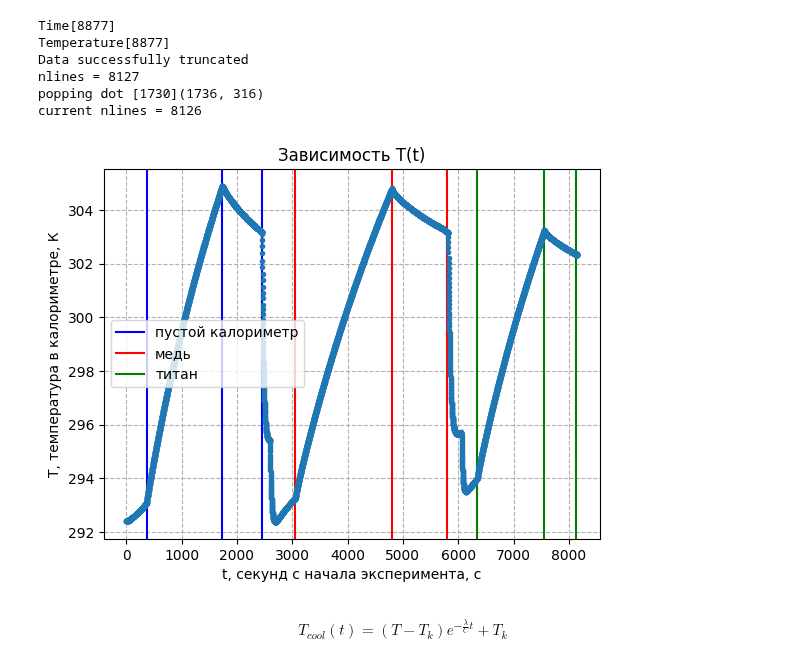
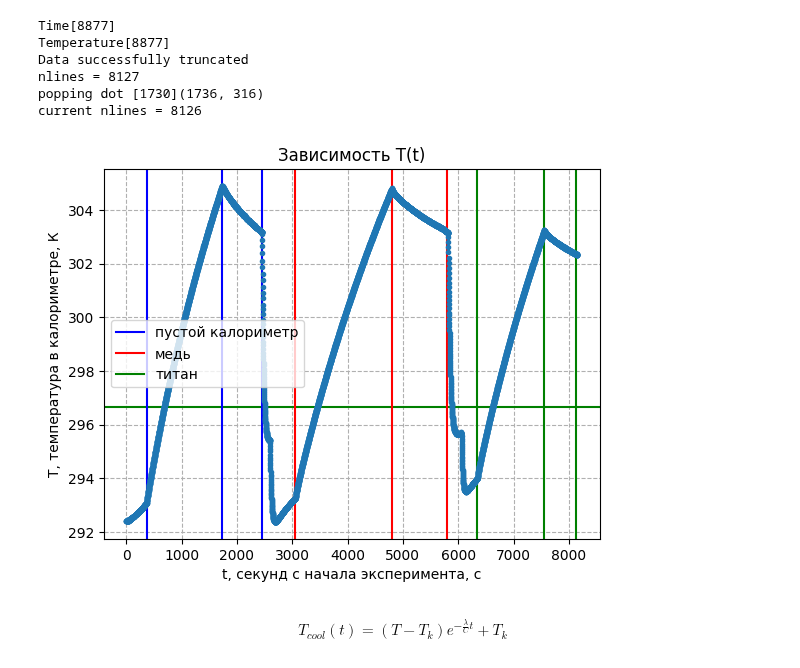
Before and after one commit to UjeNeTORT/labs, a Jupyter notebook: sem_2/2.1.4/laba.ipynb, the cells around one changed output. Drawn from its saved outputs; the diff is of its cells as text; code cells hidden in the pictures.

```diff
--- a/sem_2/2.1.4/laba.ipynb
+++ b/sem_2/2.1.4/laba.ipynb
@@ -63,7 +71,8 @@ class Experiment:
         self.df = pd.read_csv(filename)
         self.nlines = len(self.df.index) - 1
         self.av_room_temp = 23.52 + 273.15 # K
-        self.power = 0.7366 * 0.001 * 0.00594 * 0.001 # W
+        # self.power = 0.7366 * 0.001 * 0.00594 * 0.001 # W
+        self.power = 27.2 * 0.226 # W
 
         print(f"Class initialized (nlines = %d)" % (self.nlines))
 
@@ -85,7 +94,12 @@ class Experiment:
 
     def calc_lambda(self, k, t_begin, t_end):
         lambdas = [self.power/(self.temperature[i] - self.av_room_temp) *
-                    (1 - math.exp(-k * self.time[i])) for i in range(0, t_end - t_begin)]
+                    (1 - math.exp(-k * self.time[i - t_begin])) for i in range(t_begin, t_end)]
+        return range(0, t_end - t_begin), lambdas
+
+    def calc_lambda_mb(self, k, t_begin, t_end):
+        lambdas = [self.power/(self.temperature[i] - self.av_room_temp) *
+                    (1 - math.exp(-k * self.time[i - t_begin])) for i in range(t_begin, t_end)]
         return range(0, t_end - t_begin), lambdas
 
     def truncate_data(self, n_first):
@@ -140,27 +154,29 @@ TITAN_COOL_STOP  = 8126 # 8153
 # %%
 plt.figure()
 plt.xlabel("t, секунд с начала эксперимента, с")
 plt.ylabel("Т, температура в калориметре, К")
 plt.title('Зависимость Т(t)')
 plt.grid(True, linestyle = '--')
 plt.errorbar(Experiment.time, Experiment.temperature, fmt=".")
+
+plt.axhline(y = Experiment.av_room_temp, color = 'g')
 
 plt.axvline(x = EMPTY_HEAT_BEGIN, color = 'b', label = 'пустой калориметр')
 plt.axvline(x = EMPTY_HEAT_STOP,  color = 'b')
 plt.axvline(x = EMPTY_COOL_STOP,  color = 'b')
 
 plt.axvline(x = COPPER_HEAT_BEGIN, color = 'r', label = 'медь')
 plt.axvline(x = COPPER_HEAT_STOP , color = 'r')
 plt.axvline(x = COPPER_COOL_STOP , color = 'r')
 
 plt.axvline(x = TITAN_HEAT_BEGIN, color = 'g', label = 'титан')
 plt.axvline(x = TITAN_HEAT_STOP , color = 'g')
 plt.axvline(x = TITAN_COOL_STOP , color = 'g')
 
 plt.legend()
 plt.show()
 # %% [output]
-[figure, old version]
+[figure, new version]
 # %% [markdown]
 $$T_{cool}(t) = (T-T_k)e^{-\frac{\lambda}{C}t} + T_k$$
 # %% [markdown]
```
Also changed, not shown: parts of 7 cells of this notebook, 1 other file.
